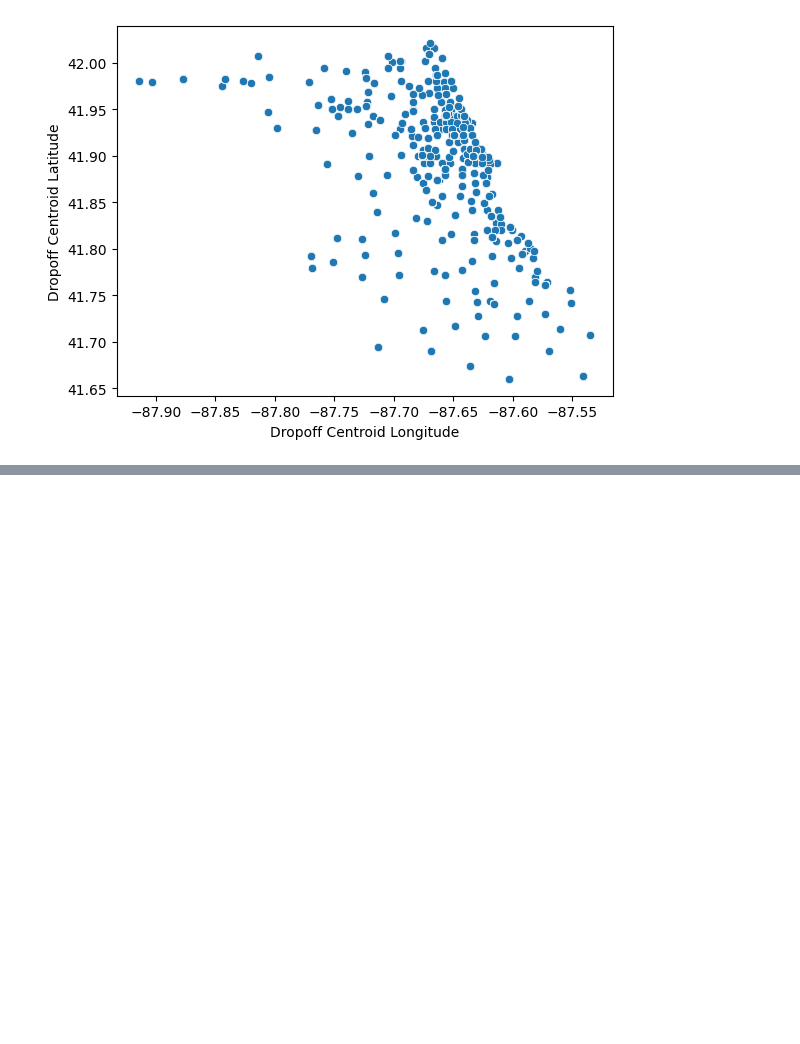
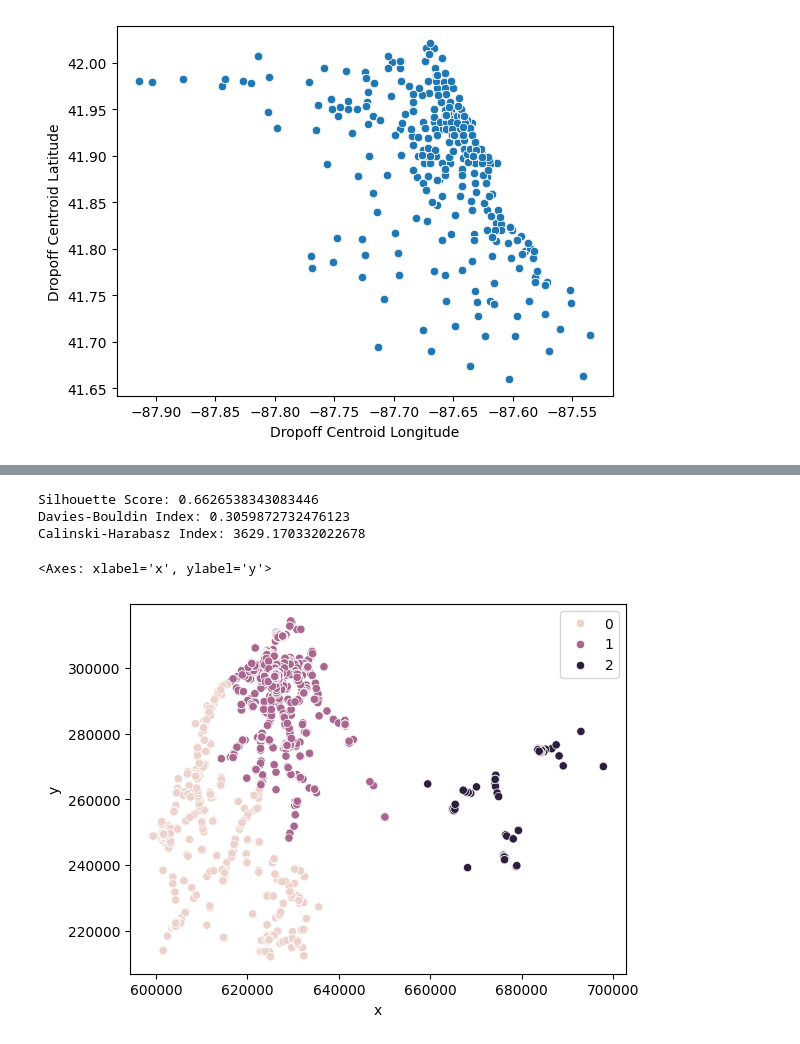
Before and after one commit to USFCA-CS663-Spring2024/kmeans-jcai28, a Jupyter notebook: Assignment 2 - Clustering.ipynb, the cells around one changed output, grey strips where cells are left out. Saved outputs shown, nothing was run; the diff lists cells and outputs as text; code cells hidden in the pictures; blank space fills up the shorter version.

```diff
--- a/Assignment 2 - Clustering.ipynb
+++ b/Assignment 2 - Clustering.ipynb
@@ -253,0 +360,34 @@ sns.scatterplot(data=work_df, x=work_df['Dropoff Centroid Longitude'], y=work_df
+# %%
+# Cluster performance of DBSCAN
+x_no_outliers = [x[i] for i in range(len(x)) if cluster.labels_[i]!=-1]
+lables_no_outlier = [l for l in cluster.labels_ if l !=-1]
+
+# Calculate the Silhouette Score
+silhouette = silhouette_score(x_no_outliers, lables_no_outlier)
+
+# Calculate the Davies-Bouldin Index
+davies_bouldin = davies_bouldin_score(x_no_outliers, lables_no_outlier)
+
+# Calculate the Variance Ratio Criterion (Calinski-Harabasz Index)
+calinski_harabasz = calinski_harabasz_score(x_no_outliers, lables_no_outlier)
+
+print(f"Silhouette Score: {silhouette}")
+print(f"Davies-Bouldin Index: {davies_bouldin}")
+print(f"Calinski-Harabasz Index: {calinski_harabasz}")
+# %% [output]
+Silhouette Score: 0.6626538343083446
+Davies-Bouldin Index: 0.3059872732476123
+Calinski-Harabasz Index: 3629.170332022678
+# %%
+# Cluster use Hierarchical
+from sklearn.cluster import AgglomerativeClustering
+k = 3 # ... default is 2
+metric = 'euclidean' # ... also: l1, l2, manhattan, cosine...
+linkage = 'ward' # ... or: average, complete, maximum, single(?)
+cluster = AgglomerativeClustering(n_clusters=k, metric=metric, linkage=linkage)
+cluster.fit(x)
+
+sns.scatterplot(data=df, x=df.x, y=df.y, hue=cluster.labels_)
+# %% [output]
+<Axes: xlabel='x', ylabel='y'>
+[figure, added]
```
Also changed, not shown: parts of 34 cells of this notebook, 1 other file.
